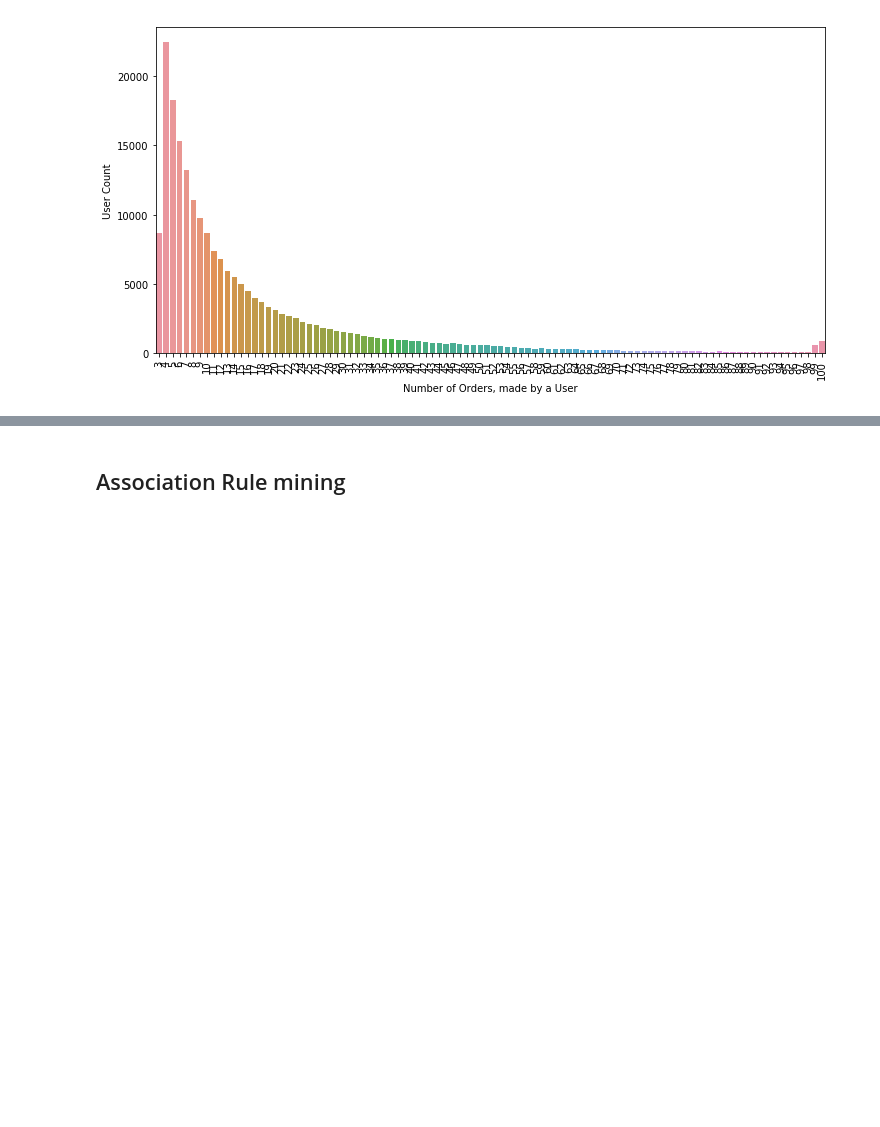
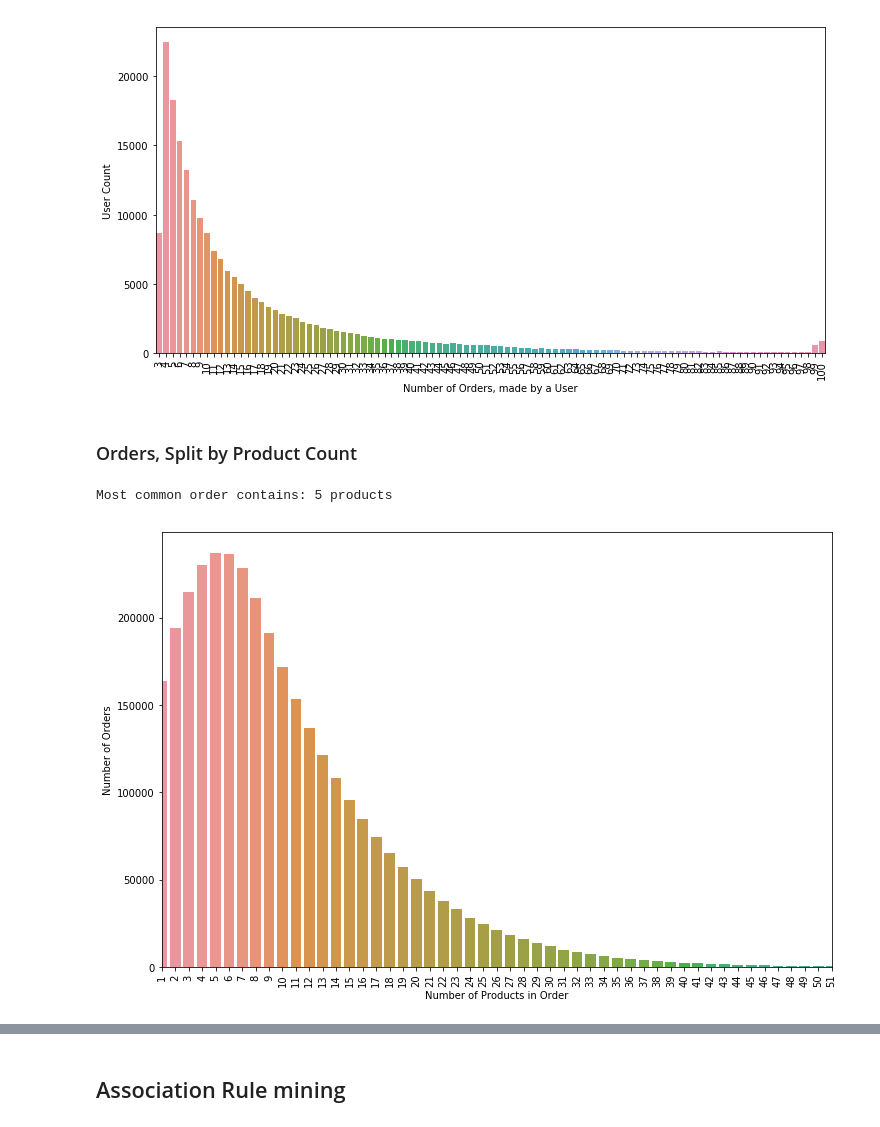
Before and after one commit to Moraut/DSND-Term-2, a Jupyter notebook: 01. Data Science Blog Post/notebook/Instacart Market Basket Analysis.ipynb, the cells around one changed output, grey strips where cells are left out. Drawn from its saved outputs; the diff is of its cells as text; code cells hidden in the pictures; blank space fills up the shorter version.

```diff
--- a/01. Data Science Blog Post/notebook/Instacart Market Basket Analysis.ipynb
+++ b/01. Data Science Blog Post/notebook/Instacart Market Basket Analysis.ipynb
@@ -322,3 +323,20 @@ plt.xlabel('Number of Orders, made by a User')
 Most common user made: 4 purchases
 Text(0.5,0,'Number of Orders, made by a User')
 [figure]
+# %% [markdown]
+### Orders, Split by Product Count
+# %%
+ord_by_prods = df_master.groupby("order_id")["add_to_cart_order"].agg(np.max).reset_index()['add_to_cart_order'].value_counts()
+print('Most common order contains: {} products'.format(ord_by_prods[ord_by_prods.values == ord_by_prods.max()].index.values[0]))
+
+# plot it
+plt.figure(figsize=(12, 8))
+plt.xticks(rotation='vertical')
+sns.barplot(ord_by_prods.index, ord_by_prods.values)
+plt.ylabel('Number of Orders')
+plt.xlabel('Number of Products in Order')
+plt.xlim([0, 50])
+pass
+# %% [output]
+Most common order contains: 5 products
+[figure, added]
```
Also changed, not shown: parts of 7 cells of this notebook, 1 other file.
